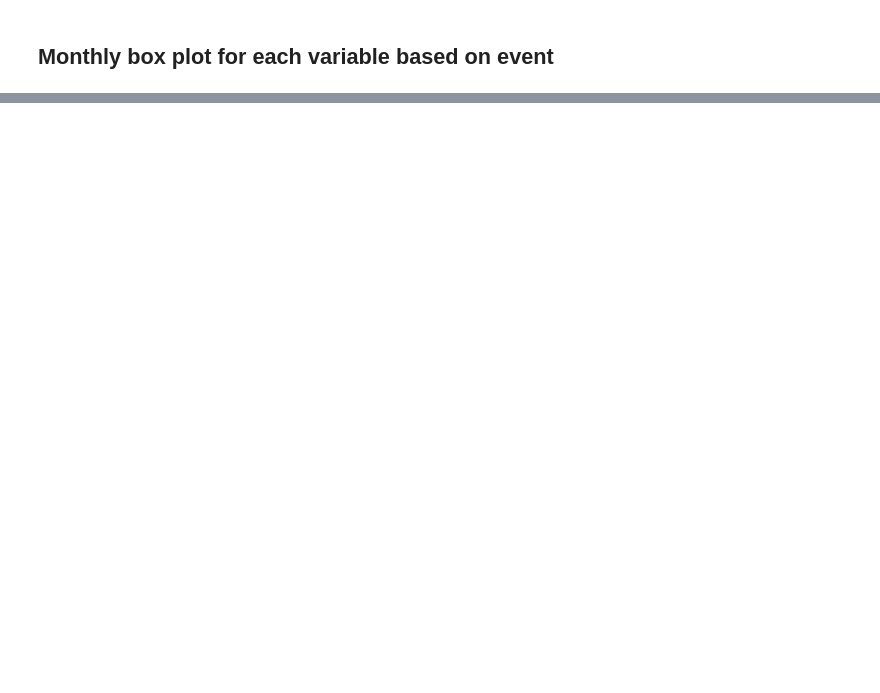
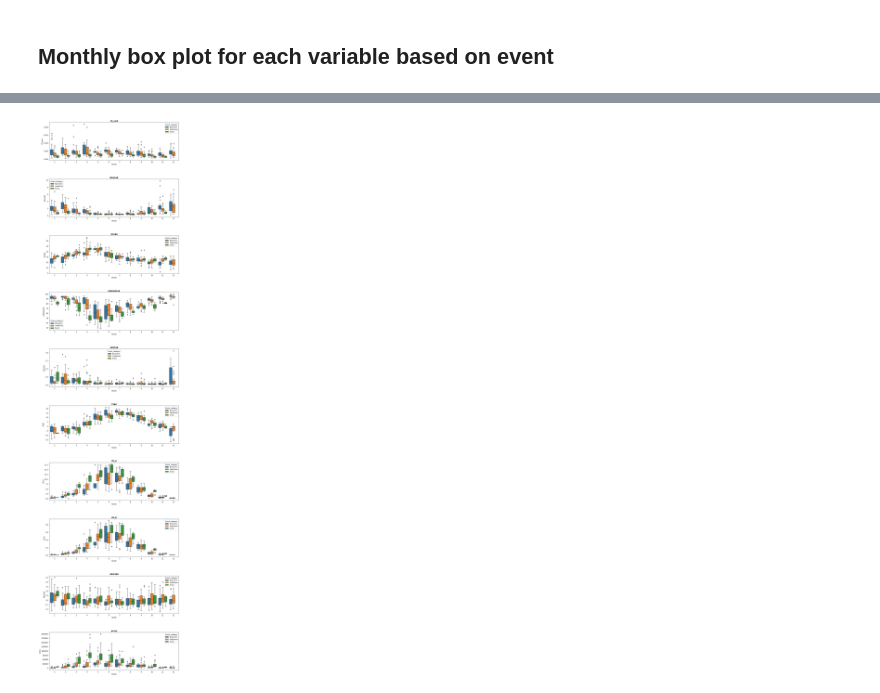
Before and after one commit to vietle94/NPF-smearII, a Jupyter notebook: Project.ipynb, the cells around one changed output, grey strips where cells are left out. Drawn from its saved outputs; the diff is of its cells as text; code cells hidden in the pictures; blank space fills up the shorter version.

```diff
--- a/Project.ipynb
+++ b/Project.ipynb
@@ -456,0 +433,10 @@ Text(0.5, 1.0, 'gs[-1, -2]')
+# %%
+fig, ax = plt.subplots(10, figsize = (15, 65))
+for i in range(10):
+    sns.boxplot(x = combined_daily.index.month, y = combined_daily.iloc[:,i], hue = combined_daily.iloc[:,-1], ax = ax[i])
+    ax[i].set_title(combined_daily.columns[i], fontweight = 'bold')
+    ax[i].set_xlabel('Month')
+
+fig.subplots_adjust(left=None, bottom=None, right=None, top=None, wspace=None, hspace=0.5)
+# %% [output]
+[figure, added]
```
Also changed, not shown: parts of 32 cells of this notebook.
